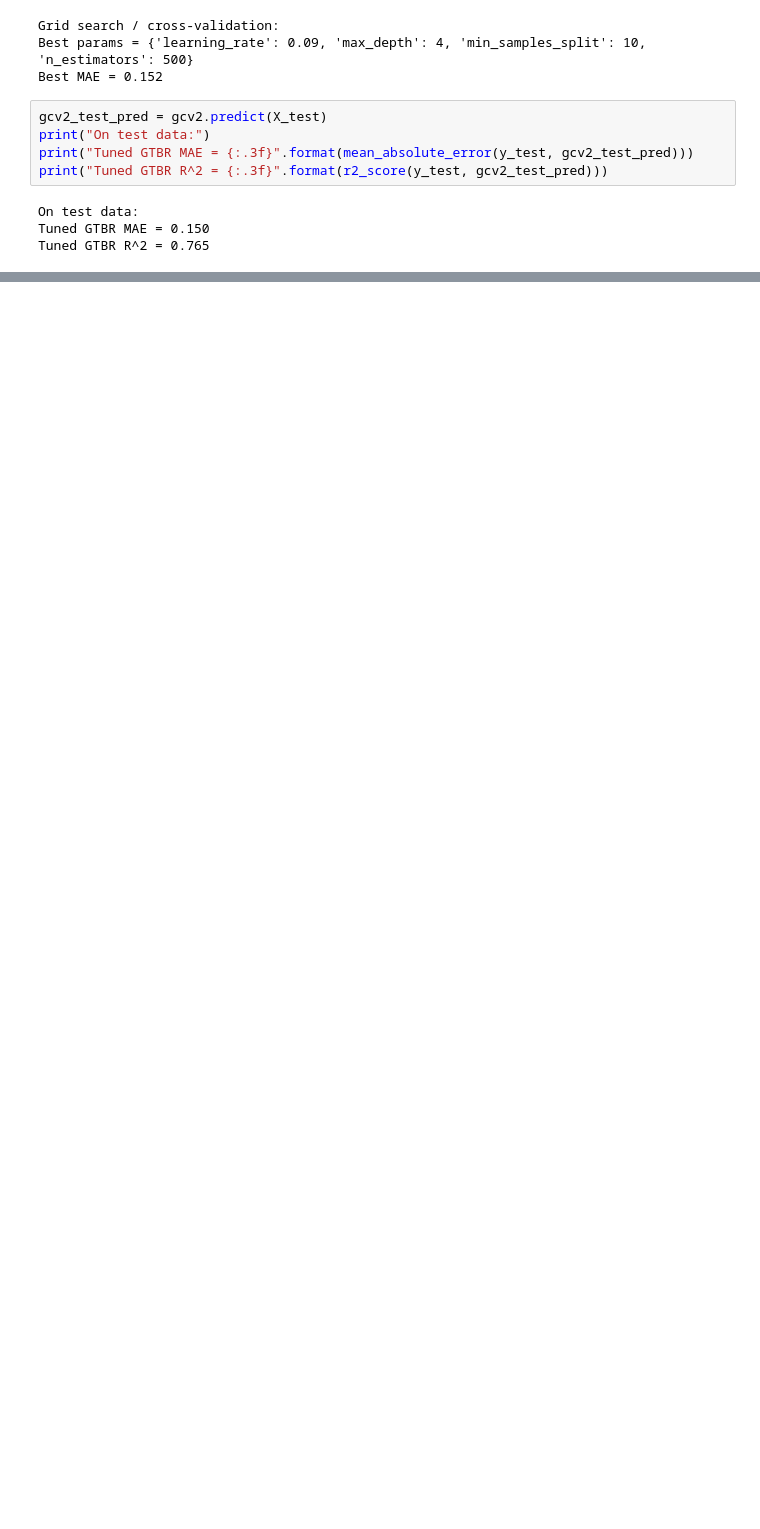
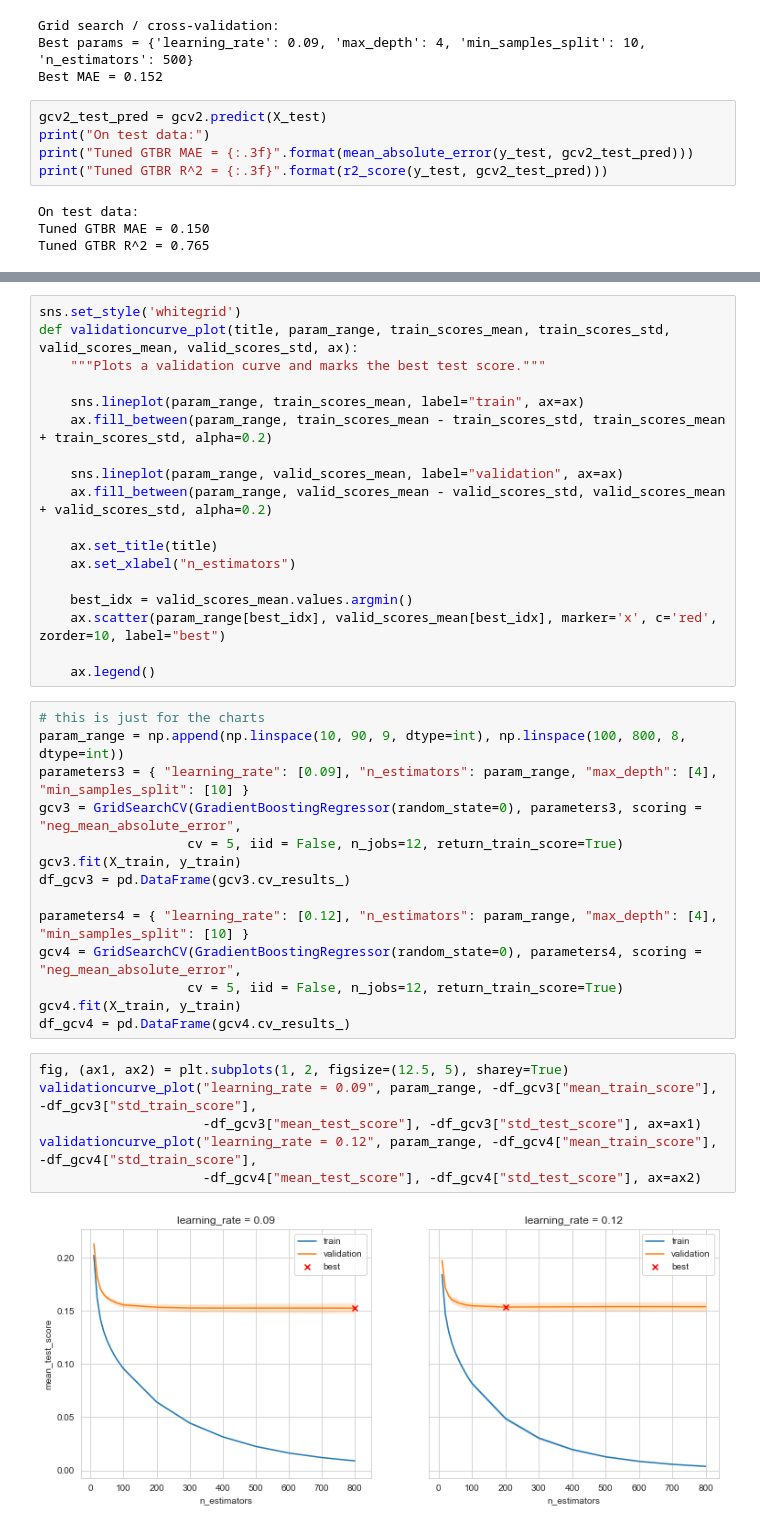
Before and after one commit to jschrein/epfl-exts-adsml-capstone-project, a Jupyter notebook: Gradient Tree Boosting.ipynb, the cells around one changed output, grey strips where cells are left out. Saved outputs shown, nothing was run; the diff lists cells and outputs as text; blank space fills up the shorter version.

```diff
--- a/Gradient Tree Boosting.ipynb
+++ b/Gradient Tree Boosting.ipynb
@@ -111,0 +136,40 @@ plt.show()
+# %%
+sns.set_style('whitegrid')
+def validationcurve_plot(title, param_range, train_scores_mean, train_scores_std, valid_scores_mean, valid_scores_std, ax):
+    """Plots a validation curve and marks the best test score."""
+
+    sns.lineplot(param_range, train_scores_mean, label="train", ax=ax)
+    ax.fill_between(param_range, train_scores_mean - train_scores_std, train_scores_mean + train_scores_std, alpha=0.2)
+
+    sns.lineplot(param_range, valid_scores_mean, label="validation", ax=ax)
+    ax.fill_between(param_range, valid_scores_mean - valid_scores_std, valid_scores_mean + valid_scores_std, alpha=0.2)
+
+    ax.set_title(title)
+    ax.set_xlabel("n_estimators")
+
+    best_idx = valid_scores_mean.values.argmin()
+    ax.scatter(param_range[best_idx], valid_scores_mean[best_idx], marker='x', c='red', zorder=10, label="best")
+
+    ax.legend()
+# %%
+# this is just for the charts
+param_range = np.append(np.linspace(10, 90, 9, dtype=int), np.linspace(100, 800, 8, dtype=int))
+parameters3 = { "learning_rate": [0.09], "n_estimators": param_range, "max_depth": [4], "min_samples_split": [10] }
+gcv3 = GridSearchCV(GradientBoostingRegressor(random_state=0), parameters3, scoring = "neg_mean_absolute_error",
+                   cv = 5, iid = False, n_jobs=12, return_train_score=True)
+gcv3.fit(X_train, y_train)
+df_gcv3 = pd.DataFrame(gcv3.cv_results_)
+
+parameters4 = { "learning_rate": [0.12], "n_estimators": param_range, "max_depth": [4], "min_samples_split": [10] }
+gcv4 = GridSearchCV(GradientBoostingRegressor(random_state=0), parameters4, scoring = "neg_mean_absolute_error",
+                   cv = 5, iid = False, n_jobs=12, return_train_score=True)
+gcv4.fit(X_train, y_train)
+df_gcv4 = pd.DataFrame(gcv4.cv_results_)
+# %%
+fig, (ax1, ax2) = plt.subplots(1, 2, figsize=(12.5, 5), sharey=True)
+validationcurve_plot("learning_rate = 0.09", param_range, -df_gcv3["mean_train_score"], -df_gcv3["std_train_score"],
+                     -df_gcv3["mean_test_score"], -df_gcv3["std_test_score"], ax=ax1)
+validationcurve_plot("learning_rate = 0.12", param_range, -df_gcv4["mean_train_score"], -df_gcv4["std_train_score"],
+                     -df_gcv4["mean_test_score"], -df_gcv4["std_test_score"], ax=ax2)
+# %% [output]
+[figure, added]
```
Also changed, not shown: parts of 6 cells of this notebook.
